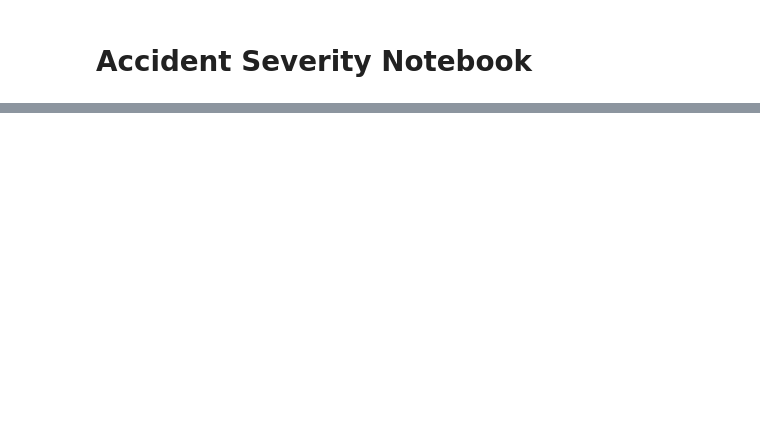
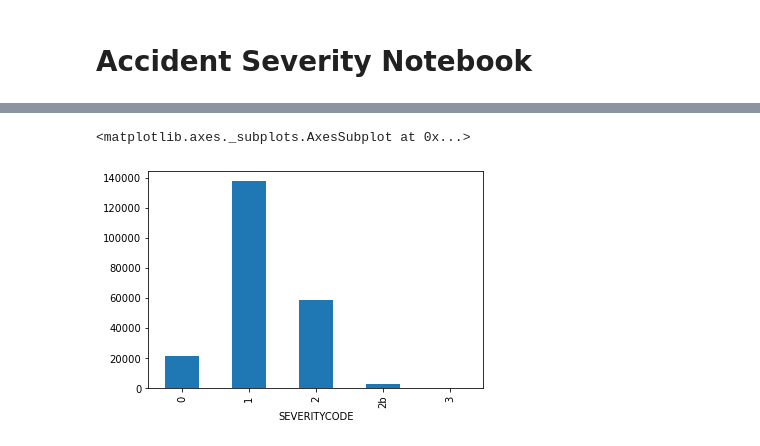
Before and after one commit to ChristianRM/Coursera_Capstone, a Jupyter notebook: ProjectNotebook.ipynb, the cells around one changed output, grey strips where cells are left out. Saved outputs shown, nothing was run; the diff lists cells and outputs as text; code cells hidden in the pictures; blank space fills up the shorter version.

```diff
--- a/ProjectNotebook.ipynb
+++ b/ProjectNotebook.ipynb
@@ -69,0 +77,6 @@ df.groupby(['SEVERITYCODE']).count()
+# %%
+# Severity Code Distribution
+df.groupby('SEVERITYCODE').size().plot.bar()
+# %% [output]
+<matplotlib.axes._subplots.AxesSubplot at 0x...>
+[figure, added]
```
Also changed, not shown: parts of 17 cells of this notebook.
